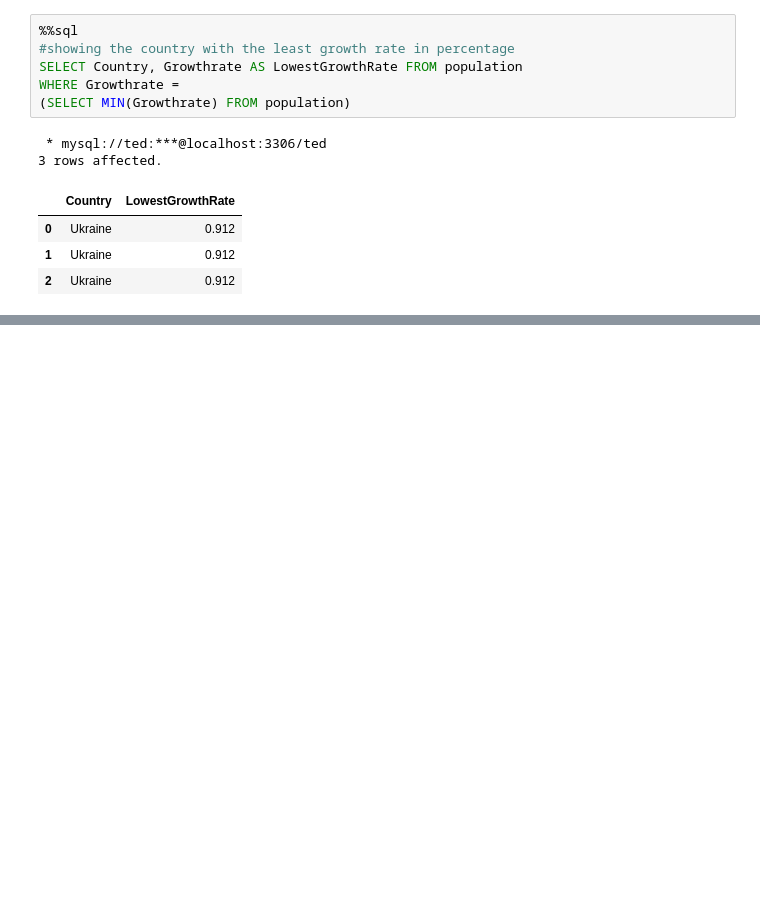
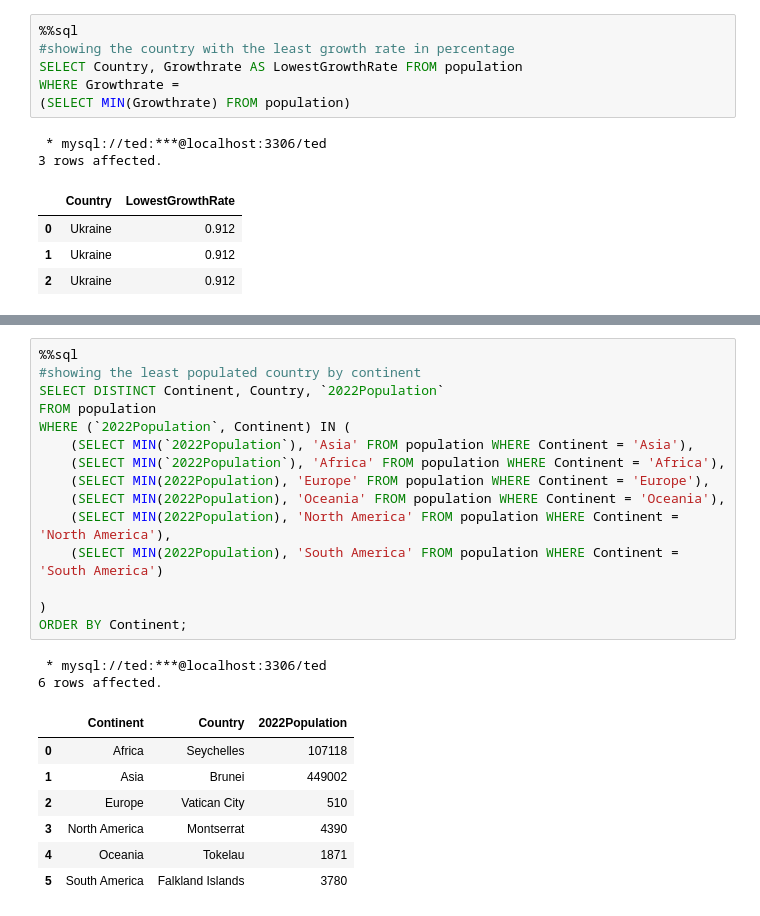
Before and after one commit to Murega14/WorldPopulation, a Jupyter notebook: Worldpopulation.ipynb, the cells around one changed output, grey strips where cells are left out. Saved outputs shown, nothing was run; the diff lists cells and outputs as text; blank space fills up the shorter version.

```diff
--- a/Worldpopulation.ipynb
+++ b/Worldpopulation.ipynb
@@ -206,0 +245,25 @@ WHERE Growthrate =
+# %%
+%%sql
+#showing the least populated country by continent
+SELECT DISTINCT Continent, Country, `2022Population`
+FROM population
+WHERE (`2022Population`, Continent) IN (
+    (SELECT MIN(`2022Population`), 'Asia' FROM population WHERE Continent = 'Asia'),
+    (SELECT MIN(`2022Population`), 'Africa' FROM population WHERE Continent = 'Africa'),
+    (SELECT MIN(2022Population), 'Europe' FROM population WHERE Continent = 'Europe'),
+    (SELECT MIN(2022Population), 'Oceania' FROM population WHERE Continent = 'Oceania'),
+    (SELECT MIN(2022Population), 'North America' FROM population WHERE Continent = 'North America'),
+    (SELECT MIN(2022Population), 'South America' FROM population WHERE Continent = 'South America')
+
+)
+ORDER BY Continent;
+# %% [output]
+ * mysql://ted:***@localhost:3306/ted
+6 rows affected.
+|  | Continent | Country | 2022Population |
+| 0 | Africa | Seychelles | 107118 |
+| 1 | Asia | Brunei | 449002 |
+| 2 | Europe | Vatican City | 510 |
+| 3 | North America | Montserrat | 4390 |
+| 4 | Oceania | Tokelau | 1871 |
+| 5 | South America | Falkland Islands | 3780 |
```
Also changed, not shown: parts of 2 cells of this notebook.
